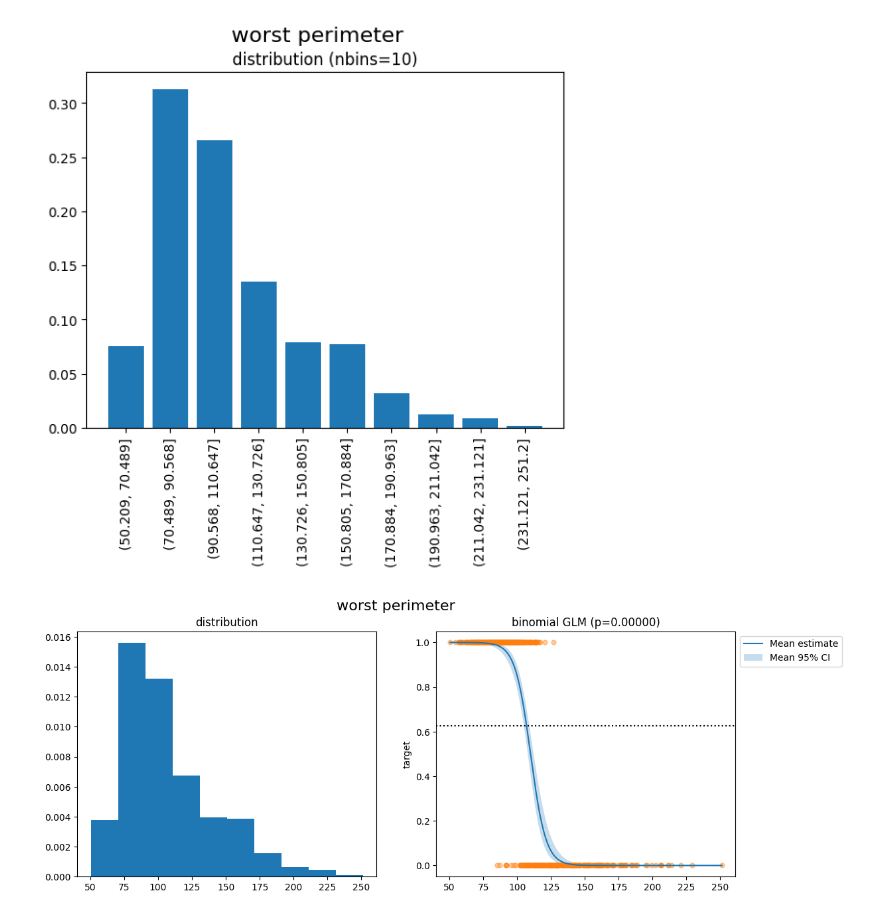
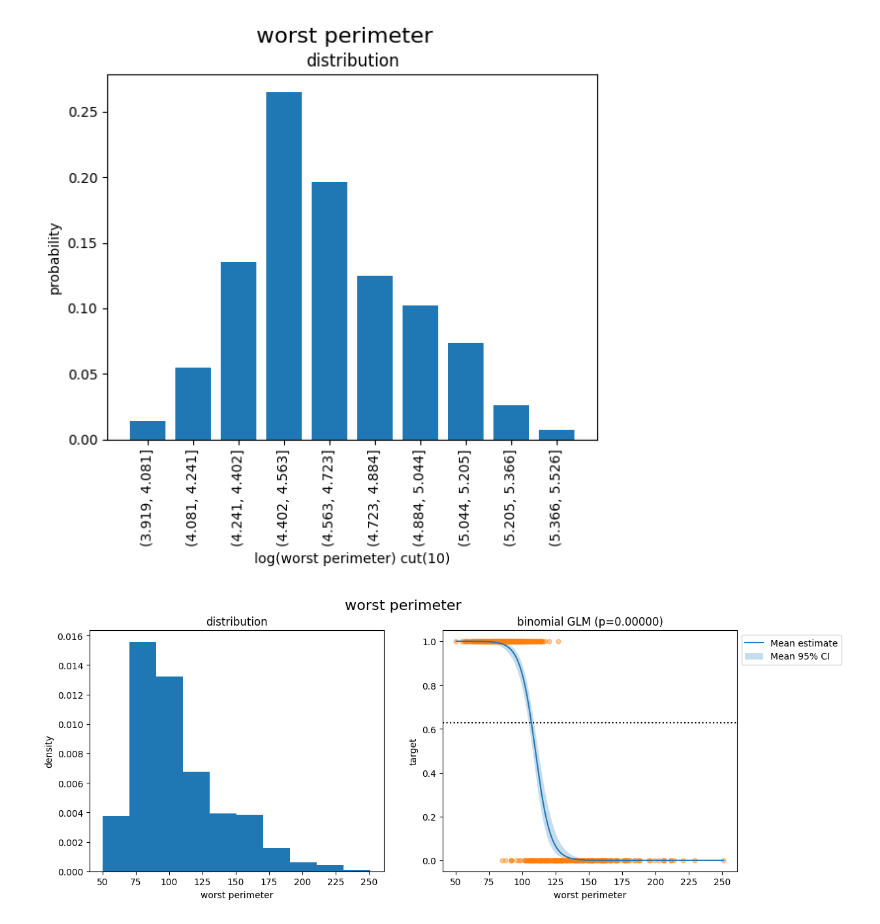
Before and after one commit to dkidney/kidneypy, a Jupyter notebook: examples/univariate.ipynb, the cells around one changed output. Drawn from its saved outputs; the diff is of its cells as text; code cells hidden in the pictures.

```diff
--- a/examples/univariate.ipynb
+++ b/examples/univariate.ipynb
@@ -27,3 +30,8 @@ df.head()
 | 2 | 19.690000 | 21.250000 | 130.000000 | 1203.000000 | 0.109600 | 0.159900 | ... |
 | 3 | 11.420000 | 20.380000 | 77.580000 | 386.100000 | 0.142500 | 0.283900 | ... |
 | 4 | 20.290000 | 14.340000 | 135.100000 | 1297.000000 | 0.100300 | 0.132800 | ... |
+# %%
+# df['target'] = df['target'].astype(bool)
+
+df['target'] = df['target'].astype(float)
+df.loc[0, 'target'] = np.nan
@@ -34,8 +70,8 @@ fig, ax = plot_feature(df, feature_col='worst perimeter')
 # %%
-fig, ax = plot_feature(df, feature_col='worst perimeter', discretize=True)
+fig, ax = plot_feature(df, feature_col='worst perimeter', log=True, discretize=True)
 # %% [output]
-[figure, old version]
+[figure, new version]
 # %%
 fig, ax = plot_feature(df, feature_col='worst perimeter', target_col='target', family='binomial')
 # %% [output]
-[figure, old version]
+[figure, new version]
```
Also changed, not shown: parts of 14 cells of this notebook, 7 other files.
